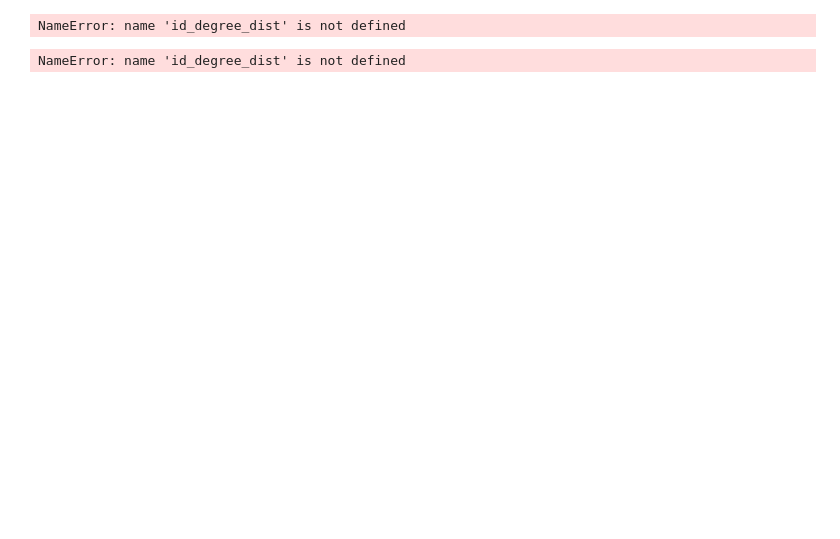
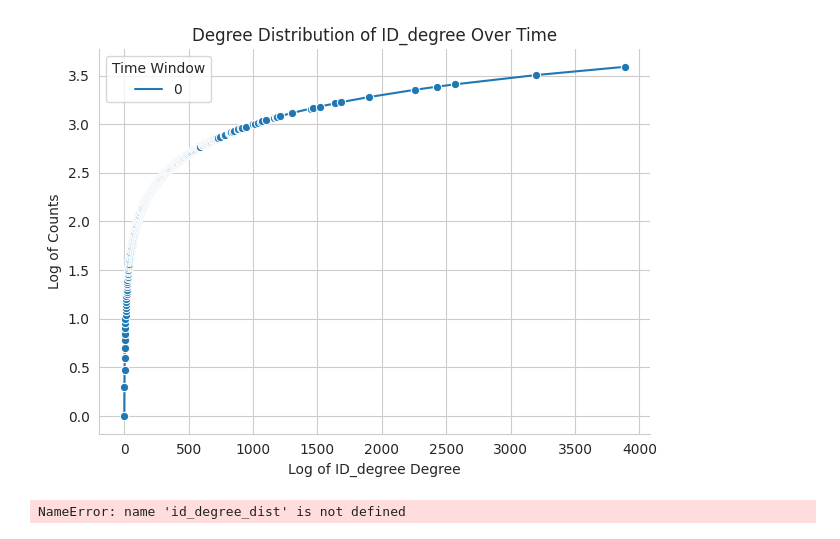
Before and after one commit to matuteiglesias/French_exporters, a Jupyter notebook: notebooks/Economic_Network_Analysis/03 - Visualization - Degree Distribution Plots.ipynb, the cells around one changed output. Cells and saved outputs as stored; diff of their text form; code cells hidden in the pictures; blank space fills up the shorter version.

```diff
--- a/notebooks/Economic_Network_Analysis/03 - Visualization - Degree Distribution Plots.ipynb
+++ b/notebooks/Economic_Network_Analysis/03 - Visualization - Degree Distribution Plots.ipynb
@@ -49,20 +118,20 @@ NameError: name 'id_degree_dist' is not defined
 # %%
 def plot_degree_distribution(df, column):
-    plt.figure(figsize=(12, 8))
-    sns.lineplot(data=df, x=column, y='log_counts', hue='time_window', marker='o')
+    # plt.figure(figsize=(12, 8))
+    sns.lineplot(data=df, x=column, y='log_'+column, hue='time_window', marker='o')
     plt.xlabel(f'Log of {column} Degree')
     plt.ylabel('Log of Counts')
     plt.title(f'Degree Distribution of {column} Over Time')
     plt.legend(title='Time Window')
     sns.despine()  # Remove the top and right spines from plot
     plt.tight_layout()  # Adjusts plot to ensure everything fits without overlapping
     plt.show()
 
 # Call the function for each degree type
 plot_degree_distribution(id_degree_dist, 'ID_degree')
 plot_degree_distribution(vat_degree_dist, 'VAT_degree')
 # %% [output]
-NameError: name 'id_degree_dist' is not defined
+[figure, added]
 # %%
 def save_plot(df, column, filename):
     fig, ax = plt.subplots(figsize=(12, 8))
```
Also changed, not shown: parts of 6 cells of this notebook, 51 other files.
